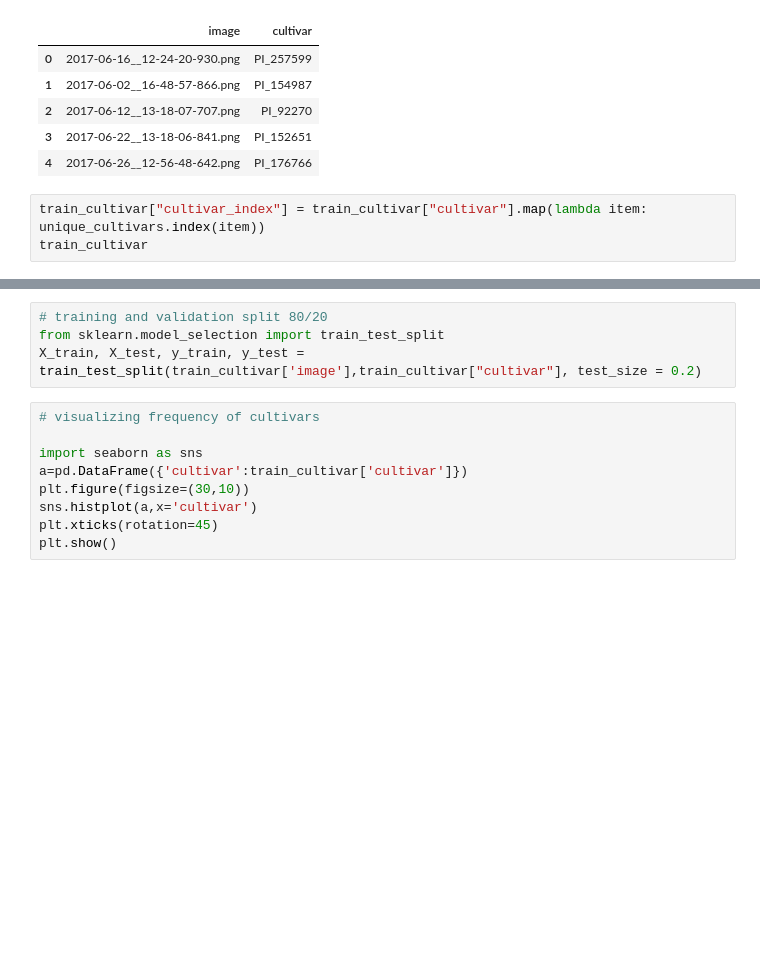
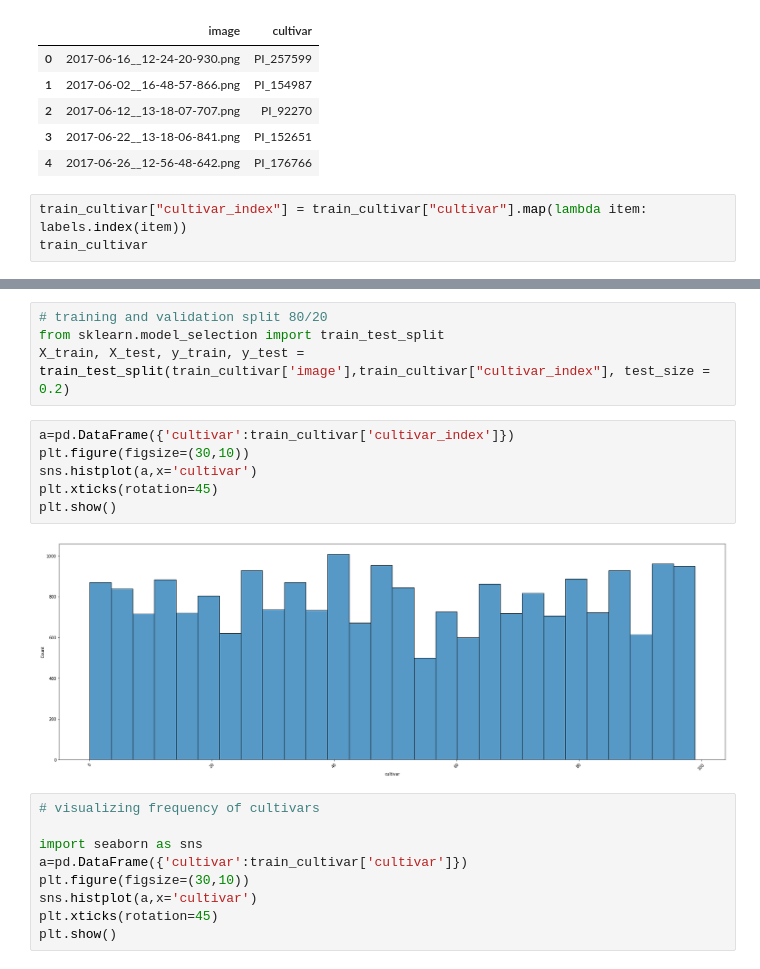
Before and after one commit to annabelng/convnet_crops, a Jupyter notebook: preprocessing.ipynb, the cells around one changed output, grey strips where cells are left out. Cells and saved outputs as stored; diff of their text form; blank space fills up the shorter version.

Commit message:
attempting training

```diff
--- a/preprocessing.ipynb
+++ b/preprocessing.ipynb
@@ -36,6 +36,6 @@ train_cultivar.head()
 | 3 | 2017-06-22__13-18-06-841.png | PI_152651 |
 | 4 | 2017-06-26__12-56-48-642.png | PI_176766 |
 # %%
-train_cultivar["cultivar_index"] = train_cultivar["cultivar"].map(lambda item: unique_cultivars.index(item))
+train_cultivar["cultivar_index"] = train_cultivar["cultivar"].map(lambda item: labels.index(item))
 train_cultivar
 # %% [output]
@@ -46,7 +77,15 @@ labels=list(np.unique(train_cultivar['cultivar']))
 # %%
 # training and validation split 80/20
 from sklearn.model_selection import train_test_split
-X_train, X_test, y_train, y_test = train_test_split(train_cultivar['image'],train_cultivar["cultivar"], test_size = 0.2)
+X_train, X_test, y_train, y_test = train_test_split(train_cultivar['image'],train_cultivar["cultivar_index"], test_size = 0.2)
+# %%
+a=pd.DataFrame({'cultivar':train_cultivar['cultivar_index']})
+plt.figure(figsize=(30,10))
+sns.histplot(a,x='cultivar')
+plt.xticks(rotation=45)
+plt.show()
+# %% [output]
+[figure, added]
 # %%
 # visualizing frequency of cultivars
 
```
Also changed, not shown: parts of 25 cells of this notebook.
